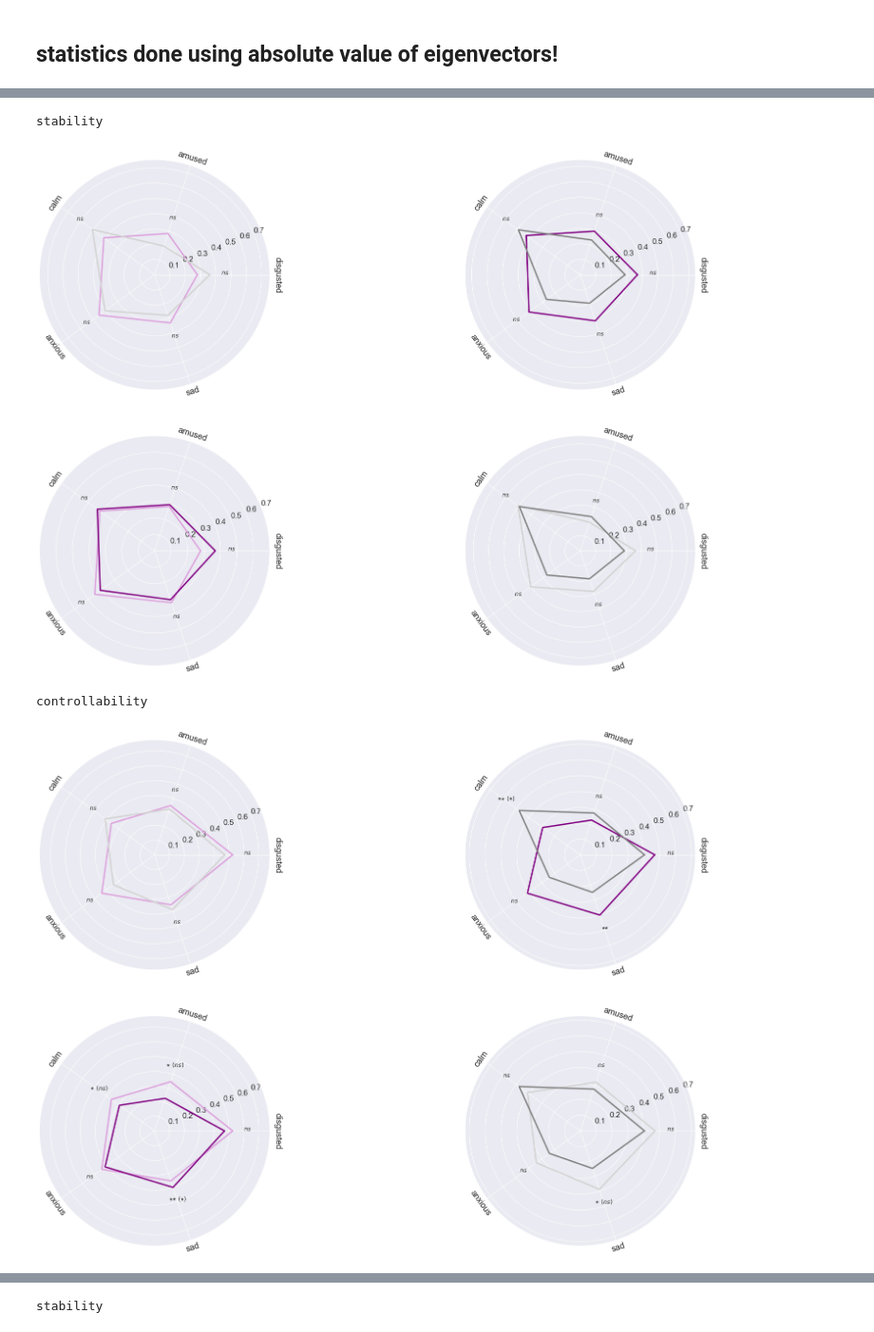
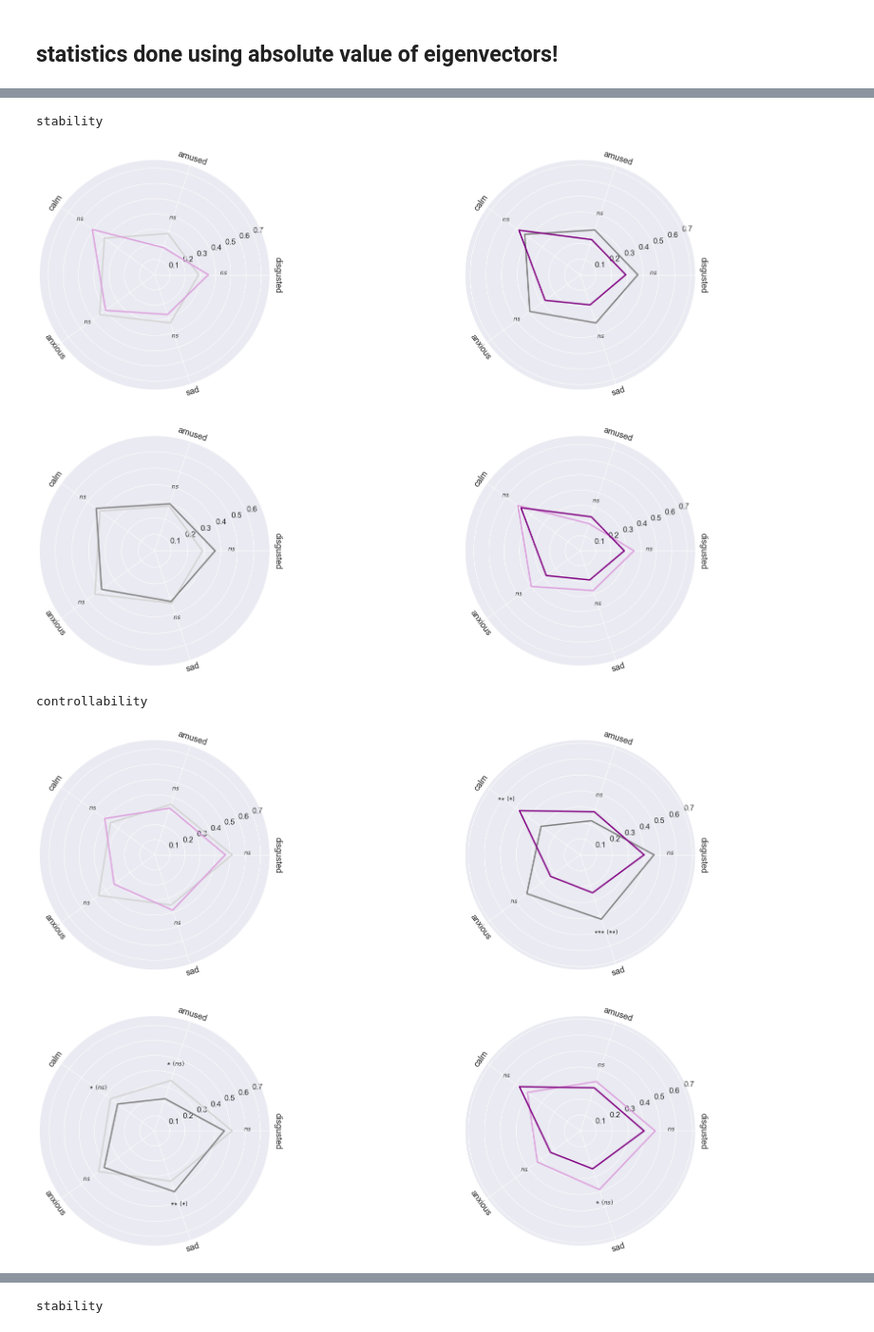
Before and after one commit to huyslab/emotioncon_public, a Jupyter notebook: analyses/modelling_analysis.ipynb, the cells around one changed output, grey strips where cells are left out. Shown at 95% size. Cells and saved outputs as stored; diff of their text form; code cells hidden in the pictures.

```diff
--- a/analyses/modelling_analysis.ipynb
+++ b/analyses/modelling_analysis.ipynb
@@ -48,6 +48,10 @@ def detect_outlier(data):
     Q1 = np.percentile(data, 25)
     Q3 = np.percentile(data, 75)
     IQR = Q3 - Q1
-    ex = np.where((data >= (Q1-1.5*IQR))&(data >= (Q3+1.5*IQR)))[0]
+    ex = np.where((data >= (Q1-1.5*IQR))&(data >= (Q3+1.5*IQR)))
     print(Q1-1.5*IQR, Q3+1.5*IQR)
     return ex
+# %%
+ex = np.unique(np.where(dynamics['val'][0,:,:] > 1)[0])
+ex = np.hstack((ex,detect_outlier(controls['val'][0,:,:])[0]))
+ex
@@ -69,4 +111 @@ controllability outliers: [18 40]
 [figure]
-# %%
-# outlier detection based on singular values in controllability matrix
-ex = detect_outlier(controls['val'][0,:,:])
@@ -211,41 +222,41 @@ for j, d in enumerate([dynamics, controls]):
     plot_data = d['absvec'][:,0,:,:]
     fig = plt.figure(figsize=(30, 20))
     ax = plt.subplot(2,2,1, polar=True)
-    palette= {0: "plum", 1: "purple", 2: "lightgrey", 3: "grey"}
+    palette= {2: "plum", 3: "purple", 0: "lightgrey", 1: "grey"}
     medians = np.full((len(mood_categories)+1, 4), np.nan)
     pvalues = np.full((len(mood_categories), 4), np.nan)
     x = np.linspace(0, 2 * np.pi, len(mood_categories)+1)
     for i in range(2):
         for m in range(5):
             pvalues[m,i] = scipy.stats.wilcoxon(plot_data[m,df['randomized_condition']==i,0].T, \
                                                     plot_data[m,df['randomized_condition']==i,1].T).pvalue
             pvalues[m,i] = stats.stats.multitest.multipletests(pvalues[m,i], method='bonferroni')[1]
         for t in range(2):
             tmp = np.nanmedian(plot_data[:,df['randomized_condition']==i,t],axis=1)
             medians[:,t + (i*2)] = np.append(tmp, tmp[0])
             pvalues[:,2+t] = scipy.stats.mannwhitneyu(plot_data[:,df['randomized_condition']==0,t].T, \
                                                 plot_data[:,df['randomized_condition']==1,t].T).pvalue
             pvalues[:,2+t] = stats.stats.multitest.multipletests(pvalues[:,2+t], method='bonferroni')[1]
 
     aux.polar_plot(medians[:,[0,2]], mood_categories, [palette[0], palette[2]], \
                ax, plt, pval=list(pvalues[:,2]))
 
     ax = plt.subplot(2,2,2, polar=True)
     aux.polar_plot(medians[:,[1,3]], mood_categories, [palette[1], palette[3]], \
                ax, plt, pval=list(pvalues[:,3]))
     ax = plt.subplot(2,2,3, polar=True)
     aux.polar_plot(medians[:,[0,1]], mood_categories, [palette[0], palette[1]], \
                ax, plt, pval=list(pvalues[:,0]))
     ax = plt.subplot(2,2,4, polar=True)
     aux.polar_plot(medians[:,[2,3]], mood_categories, [palette[2], palette[3]], \
                ax, plt, pval=list(pvalues[:,1]))
     plt.show()
 #     plt.savefig('/Users/jolandamalamud/Desktop/' + data_label[j] + '_eigenvector.png', bbox_inches='tight')
 # %% [output]
 stability
-[figure, old version]
+[figure, new version]
 controllability
-[figure, old version]
+[figure, new version]
 # %%
 # compare first eigenvector of controllability & stability after intervention
 pairs = []
```
Also changed, not shown: parts of 13 cells of this notebook, 23 other files.
